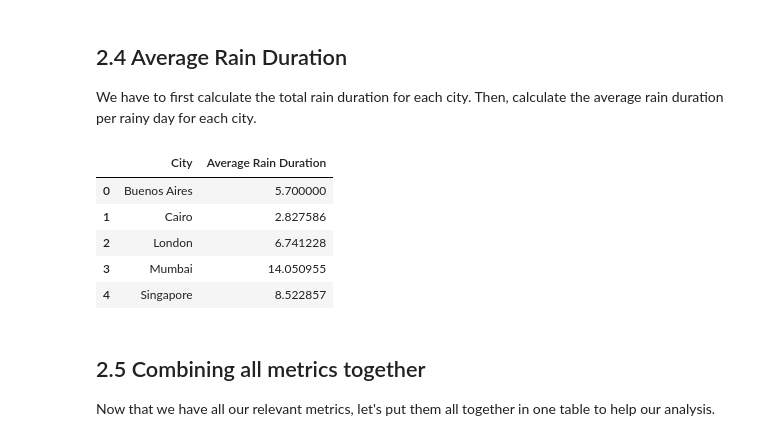
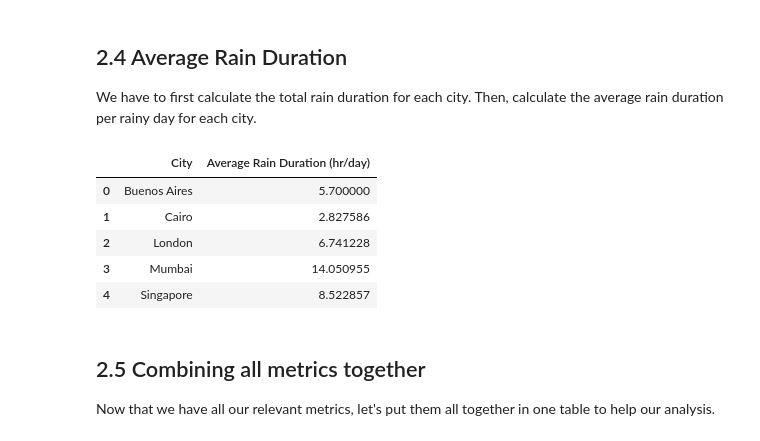
Before and after one commit to natashiblie/is-london-rainy, a Jupyter notebook: code/NB02 - NATSimple Data Analysis.ipynb, the cells around one changed output. Cells and saved outputs as stored; diff of their text form; code cells hidden in the pictures.

```diff
--- a/code/NB02 - NATSimple Data Analysis.ipynb
+++ b/code/NB02 - NATSimple Data Analysis.ipynb
@@ -165,18 +164,18 @@ We have to first calculate the total rain duration for each city. Then, calculat
 # %%
 # Calculate Total Rain Duration for each city
 total_rain_duration = df.groupby('city')['precipitation_hours'].sum().reset_index()
 total_rain_duration.columns = ['City', 'Total Rain Duration']
 
 # Merge the total_rain_duration with the rain_data DataFrame
 rain_data = pd.merge(rain_data, total_rain_duration, on='City')
 
 # Calculate Average Rain Duration per Rainy Day for each city
-rain_data['Average Rain Duration'] = rain_data['Total Rain Duration'] / rain_data['Rainy Days']
+rain_data['Average Rain Duration (hr/day)'] = rain_data['Total Rain Duration'] / rain_data['Rainy Days']
 
 # Display the result
-display(rain_data[['City', 'Average Rain Duration']])
+display(rain_data[['City', 'Average Rain Duration (hr/day)']])
 # %% [output]
-|  | City | Average Rain Duration |
+|  | City | Average Rain Duration (hr/day) |
 | 0 | Buenos Aires | 5.700000 |
 | 1 | Cairo | 2.827586 |
 | 2 | London | 6.741228 |
```
Also changed, not shown: parts of 9 cells of this notebook.
